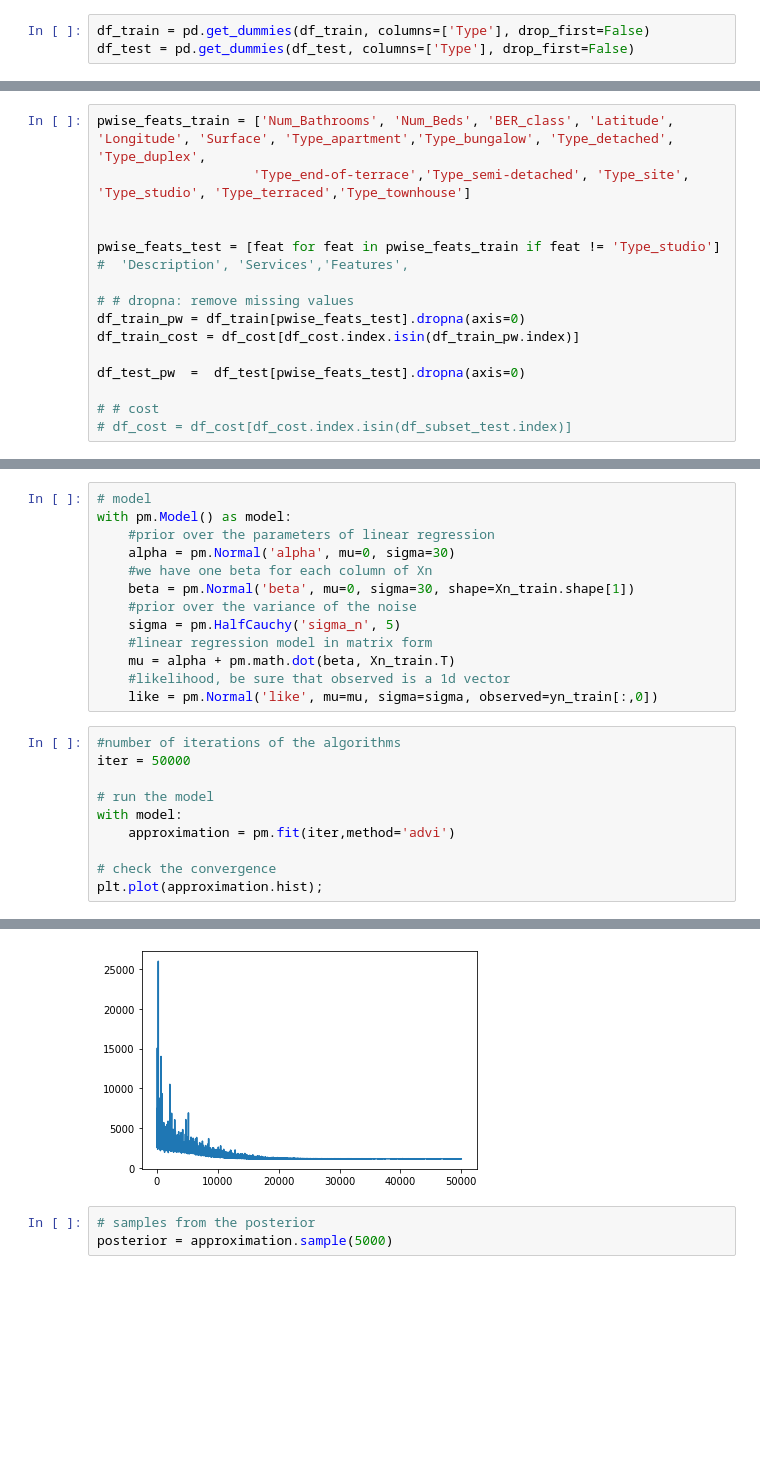
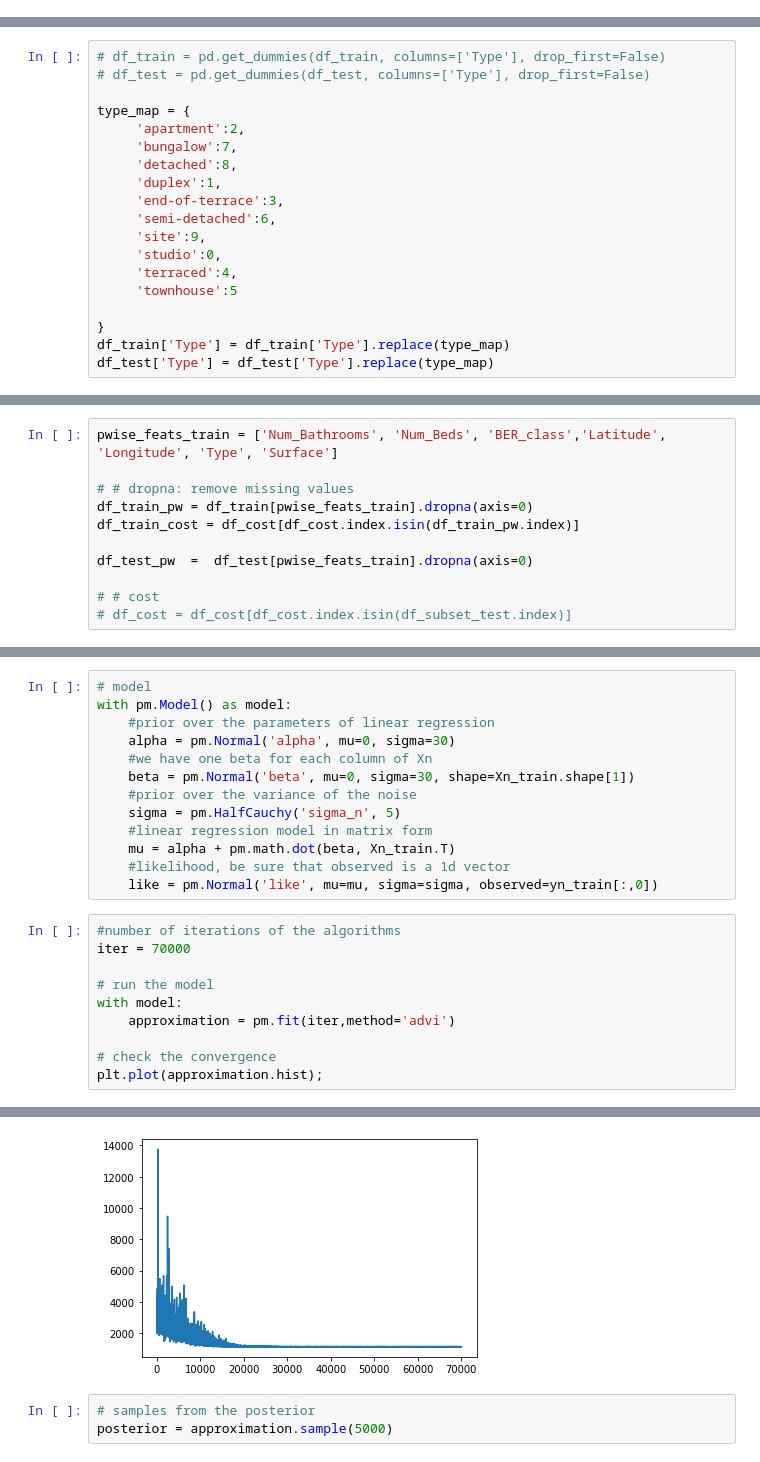
Before and after one commit to barrytl/ET5003_SEM1_2021-2, a Jupyter notebook: Week-5/ET5003_KaggleCompetition.ipynb, the cells around one changed output, grey strips where cells are left out. Cells and saved outputs as stored; diff of their text form; blank space fills up the shorter version.

```diff
--- a/Week-5/ET5003_KaggleCompetition.ipynb
+++ b/Week-5/ET5003_KaggleCompetition.ipynb
@@ -301,6 +301,3 @@ ber_mapper = {
 
 df_train['BER_class'] = df_train['BER_class'].replace(ber_mapper)
 df_test['BER_class'] = df_test['BER_class'].replace(ber_mapper)
-# %%
-df_train = pd.get_dummies(df_train, columns=['Type'], drop_first=False)
-df_test = pd.get_dummies(df_test, columns=['Type'], drop_first=False)
@@ -307,2 +319,21 @@ df_test = pd.get_dummies(df_test, columns=['Type'], drop_first=False)
+# %%
+# df_train = pd.get_dummies(df_train, columns=['Type'], drop_first=False)
+# df_test = pd.get_dummies(df_test, columns=['Type'], drop_first=False)
+
+type_map = {
+     'apartment':2,
+     'bungalow':7,
+     'detached':8,
+     'duplex':1,
+     'end-of-terrace':3,
+     'semi-detached':6,
+     'site':9,
+     'studio':0,
+     'terraced':4,
+     'townhouse':5
+
+}
+df_train['Type'] = df_train['Type'].replace(type_map)
+df_test['Type'] = df_test['Type'].replace(type_map)
 # %% [markdown]
 As `BER_Class` is an ordinal cathegorical variable I have decided to encode with the use of the mapper above. I have inputed NaN values with the last class, however I may revisit this decision. It might be worthwhile to impute a value for one of the existing BER ratings.
@@ -694,16 +712,11 @@ Index(['Num_Bathrooms', 'Num_Beds', 'BER_class', 'Description', 'Services',
 # %%
-pwise_feats_train = ['Num_Bathrooms', 'Num_Beds', 'BER_class', 'Latitude', 'Longitude', 'Surface', 'Type_apartment','Type_bungalow', 'Type_detached', 'Type_duplex',
-                    'Type_end-of-terrace','Type_semi-detached', 'Type_site', 'Type_studio', 'Type_terraced','Type_townhouse']
-
-
-pwise_feats_test = [feat for feat in pwise_feats_train if feat != 'Type_studio']
-#  'Description', 'Services','Features',
+pwise_feats_train = ['Num_Bathrooms', 'Num_Beds', 'BER_class','Latitude', 'Longitude', 'Type', 'Surface']
 
 # # dropna: remove missing values
-df_train_pw = df_train[pwise_feats_test].dropna(axis=0)
+df_train_pw = df_train[pwise_feats_train].dropna(axis=0)
 df_train_cost = df_cost[df_cost.index.isin(df_train_pw.index)]
 
-df_test_pw  =  df_test[pwise_feats_test].dropna(axis=0)
+df_test_pw  =  df_test[pwise_feats_train].dropna(axis=0)
 
 # # cost
 # df_cost = df_cost[df_cost.index.isin(df_subset_test.index)]
@@ -775,7 +787,7 @@ with pm.Model() as model:
     like = pm.Normal('like', mu=mu, sigma=sigma, observed=yn_train[:,0])
 # %%
 #number of iterations of the algorithms
-iter = 50000
+iter = 70000
 
 # run the model
 with model:
@@ -789,4 +801,4 @@ Finished [100%]: Average Loss = 1,188
-[figure, old version]
+[figure, new version]
 # %%
 # samples from the posterior
 posterior = approximation.sample(5000)
```
Also changed, not shown: parts of 25 cells of this notebook.
